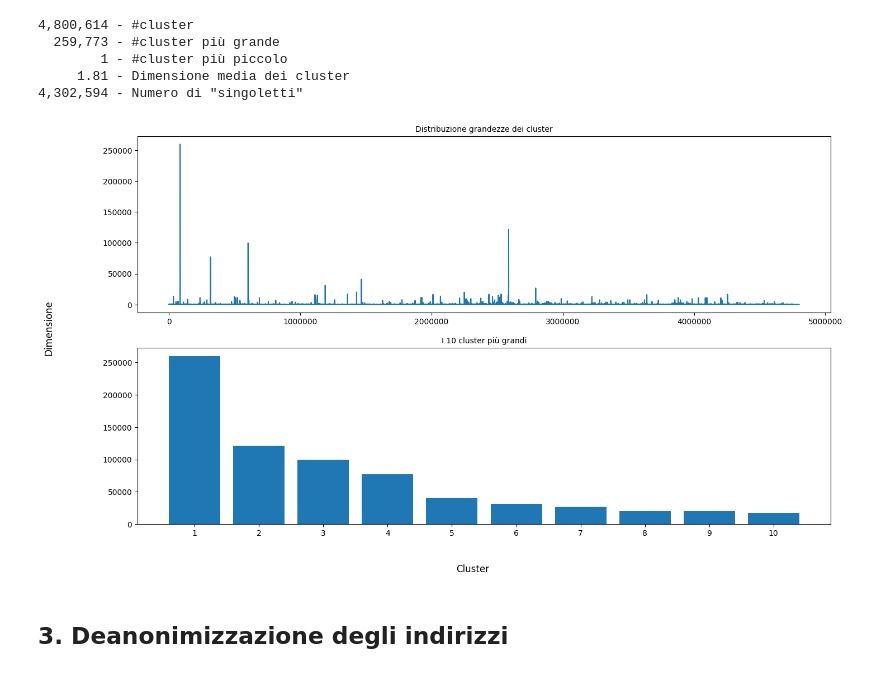
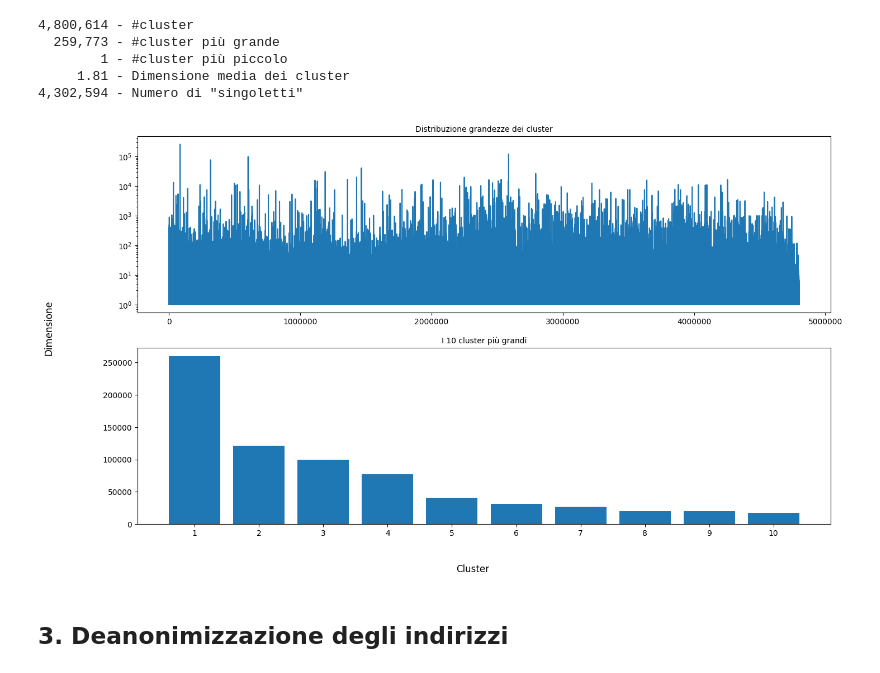
Before and after one commit to FlavRomano/CRAFTY, a Jupyter notebook: main.ipynb, the cells around one changed output. Saved outputs shown, nothing was run; the diff lists cells and outputs as text; code cells hidden in the pictures.

```diff
--- a/main.ipynb
+++ b/main.ipynb
@@ -238,23 +240,24 @@ print(f'{number_of_singlets:9,} - Numero di "singoletti"')
 # %%
 import heapq
 
 biggest_clusters = heapq.nlargest(10, wcc, key=len)
 
 fig, [ax1, ax2] = plt.subplots(nrows=2, ncols=1, figsize=(16, 9))
 fig.supxlabel('Cluster')
 fig.supylabel('Dimensione')
 
 ax1.set_title("Distribuzione grandezze dei cluster", fontsize=10)
 ax1.ticklabel_format(useOffset=False, style="plain")
+ax1.set_yscale("log")
 ax1.plot(cluster_dim)
 
 ax2.set_title("I 10 cluster più grandi", fontsize=10)
 xticks = range(1,11,1)
 ax2.bar(x=xticks, height=[len(c) for c in biggest_clusters], tick_label=xticks)
 
 plt.show()
 # %% [output]
-[figure, old version]
+[figure, new version]
 # %% [markdown]
 ## 3. Deanonimizzazione degli indirizzi
 # %% [markdown]
```
Also changed, not shown: parts of 6 cells of this notebook.
